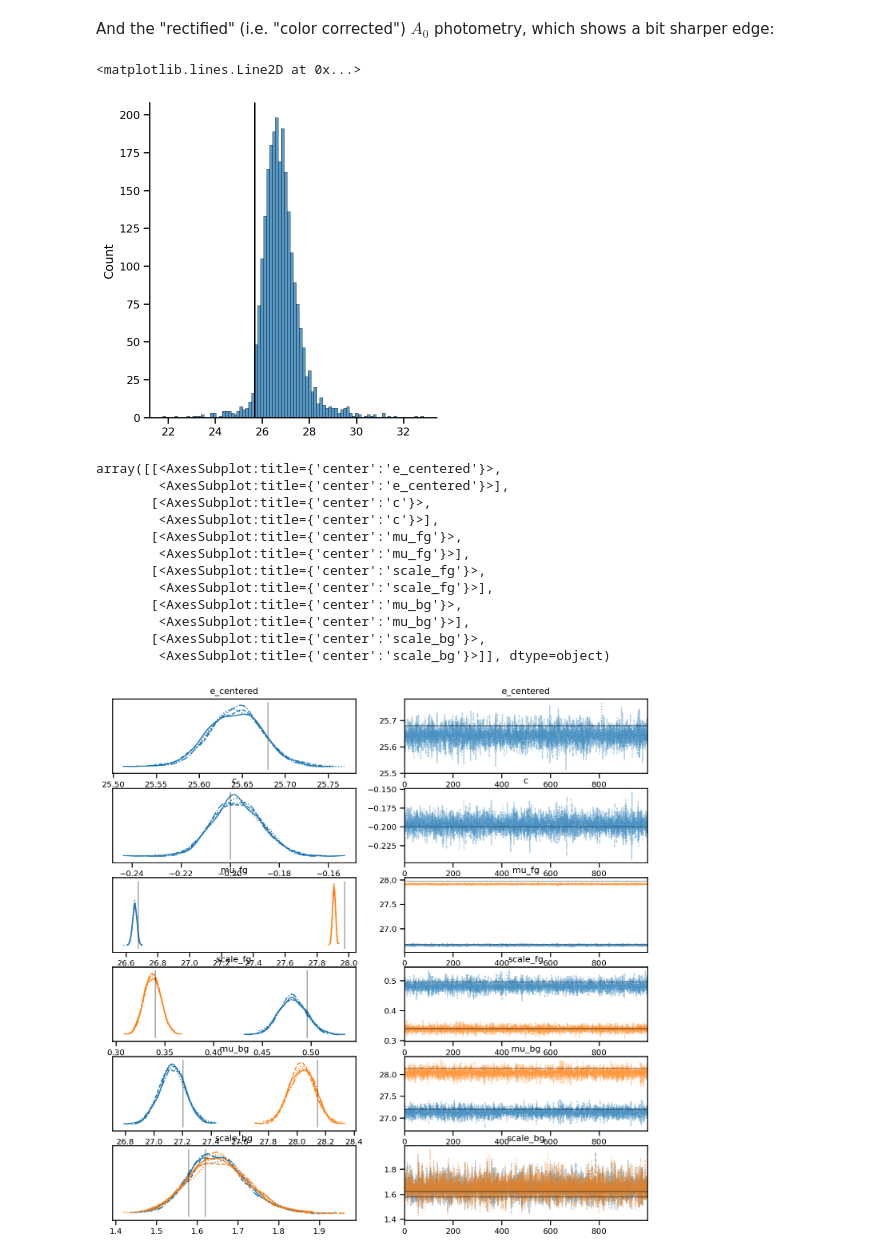
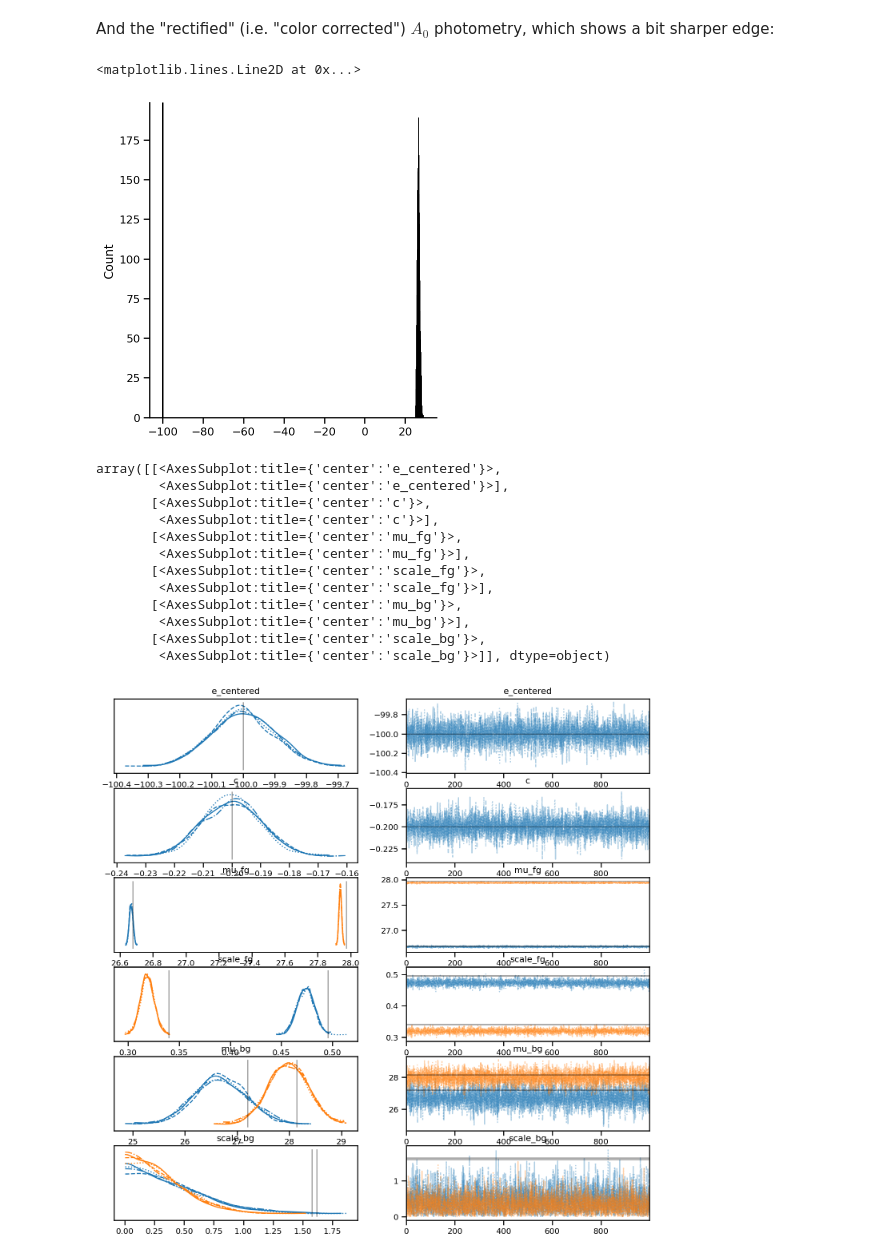
Before and after one commit to farr/EdgePhotometry, a Jupyter notebook: MockPhotometry.ipynb, the cells around one changed output. Drawn from its saved outputs; the diff is of its cells as text; code cells hidden in the pictures.

```diff
--- a/MockPhotometry.ipynb
+++ b/MockPhotometry.ipynb
@@ -36,9 +38,12 @@ $$
 Our background distribution is considerably wider.
 # %%
 Nfg = 2000
-Nbg = int(round(0.2*Nfg))
+Nbg = 0 # int(round(0.2*Nfg))
 N = Nfg+Nbg
 Nband = 2
+f_bg = Nbg/(Nbg+Nfg)
+
+errorbar_scaling = 1.0
 
 c = -0.2
 w = np.array([1-c, c])
@@ -56,19 +61,14 @@ cov_bg = np.array([[2.4916991 , 2.25207977],
                    [2.25207977, 2.62333206]])
 scale_bg = np.sqrt(np.diag(cov_bg))
 
-corr_fg = cov_fg / (scale_fg[:,None]*scale_fg[None,:])
-corr_bg = cov_bg / (scale_bg[:,None]*scale_bg[None,:])
-
-chol_corr_fg = np.linalg.cholesky(corr_fg)
-chol_corr_bg = np.linalg.cholesky(corr_bg)
-
 c_centered = 1.23
-edge_centered = 25.68
+edge_centered = -100.0 # 25.68
 e_mu = edge_centered
 e_sigma = 0.1
 
 Aobs = []
 sigma_obs = []
+cov_obs = []
 nf = 0
 while nf < Nfg:
     A = np.random.multivariate_normal(mu_fg, cov_fg)
@@ -76,22 +76,25 @@ while nf < Nfg:
     if e < edge_centered:
         pass
     else:
-        so = np.array([mock_Ierr(A[0]), mock_Verr(A[1])])
+        so = errorbar_scaling*np.array([mock_Ierr(A[0]), mock_Verr(A[1])])
         Ao = A + so*np.random.randn(Nband)
         Aobs.append(Ao)
         sigma_obs.append(so)
+        cov_obs.append(np.diag(np.square(so)))
         nf += 1
 
 nb = 0
 while nb < Nbg:
     A = np.random.multivariate_normal(mu_bg, cov_bg)
-    so = np.array([mock_Ierr(A[0]), mock_Verr(A[1])])
+    so = errorbar_scaling*np.array([mock_Ierr(A[0]), mock_Verr(A[1])])
     Ao = A + so*np.random.randn(Nband)
     Aobs.append(Ao)
     sigma_obs.append(so)
+    cov_obs.append(np.diag(np.square(so)))
     nb += 1
 Aobs = np.array(Aobs)
 sigma_obs = np.array(sigma_obs)
+cov_obs = np.array(cov_obs)
 # %% [markdown]
 The foreground component, and the "edge" is clearly visible in the below corner plot:
 # %%
@@ -132,29 +134,29 @@ sns.displot(eobs)
 plt.axvline(edge_centered, color='k')
 # %% [output]
 <matplotlib.lines.Line2D at 0x...>
-[figure, old version]
+[figure, new version]
 # %%
 num_chains=4
 thin=1
 
 sampler = NUTS(edge_model, dense_mass=True)
 mcmc = MCMC(sampler, num_warmup=thin*1000, num_samples=thin*1000, thinning=thin, num_chains=num_chains)
-mcmc.run(jax_prng_key(), Aobs, sigma_obs, e_center_mu=e_mu, e_center_sigma=e_sigma, c_mu=c_mu, c_sigma=c_sigma, c_center=c_centered)
+mcmc.run(jax_prng_key(), Aobs, cov_obs, e_center_mu=e_mu, e_center_sigma=e_sigma, c_mu=c_mu, c_sigma=c_sigma, c_center=c_centered, f_bg=f_bg)
 trace = az.from_numpyro(mcmc)
 # %%
-az.plot_trace(trace, var_names=['e_centered', 'c', 'mu_fg', 'scale_fg', 'mu_bg', 'scale_bg'],
-              lines=[('mu_fg', {}, mu_fg), ('e_centered', {}, edge_centered), ('c', {}, c), ('scale_fg', {}, scale_fg), ('mu_bg', {}, mu_bg), ('scale_bg', {}, scale_bg)])
+az.plot_trace(trace, var_names=['e_centered', 'c', 'mu_fg', 'scale_fg', 'mu_bg', 'scale_bg'], # 'f_bg'],
+              lines=[('mu_fg', {}, mu_fg), ('scale_fg', {}, scale_fg), ('e_centered', {}, edge_centered), ('c', {}, c_mu), ('mu_bg', {}, mu_bg), ('scale_bg', {}, scale_bg)]) # , ('f_bg', {}, f_bg)])
 # %% [output]
 array([[<AxesSubplot:title={'center':'e_centered'}>,
         <AxesSubplot:title={'center':'e_centered'}>],
        [<AxesSubplot:title={'center':'c'}>,
         <AxesSubplot:title={'center':'c'}>],
        [<AxesSubplot:title={'center':'mu_fg'}>,
         <AxesSubplot:title={'center':'mu_fg'}>],
        [<AxesSubplot:title={'center':'scale_fg'}>,
         <AxesSubplot:title={'center':'scale_fg'}>],
        [<AxesSubplot:title={'center':'mu_bg'}>,
         <AxesSubplot:title={'center':'mu_bg'}>],
        [<AxesSubplot:title={'center':'scale_bg'}>,
         <AxesSubplot:title={'center':'scale_bg'}>]], dtype=object)
-[figure, old version]
+[figure, new version]
```
Also changed, not shown: parts of 19 cells of this notebook, 3 other files.
